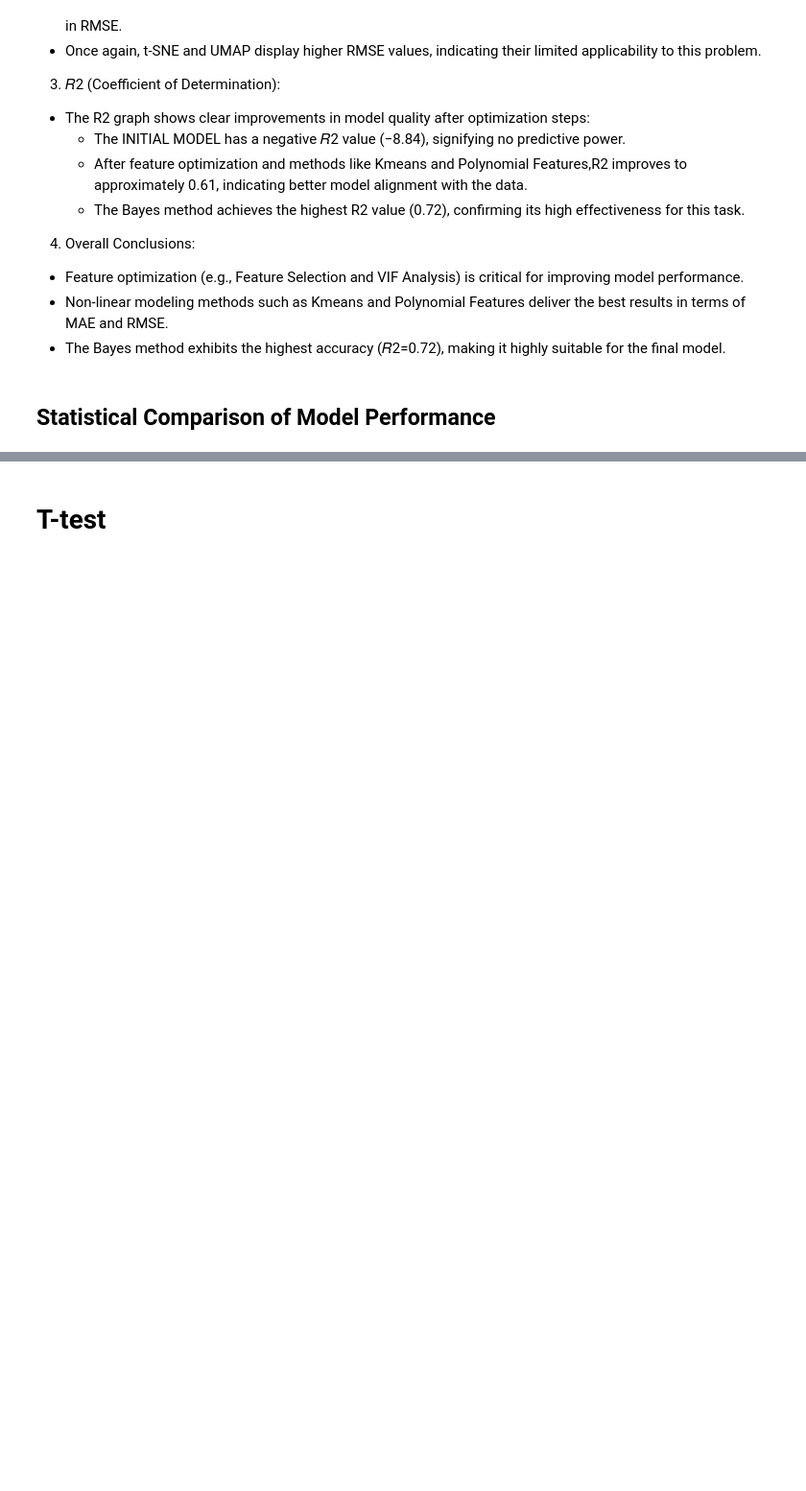
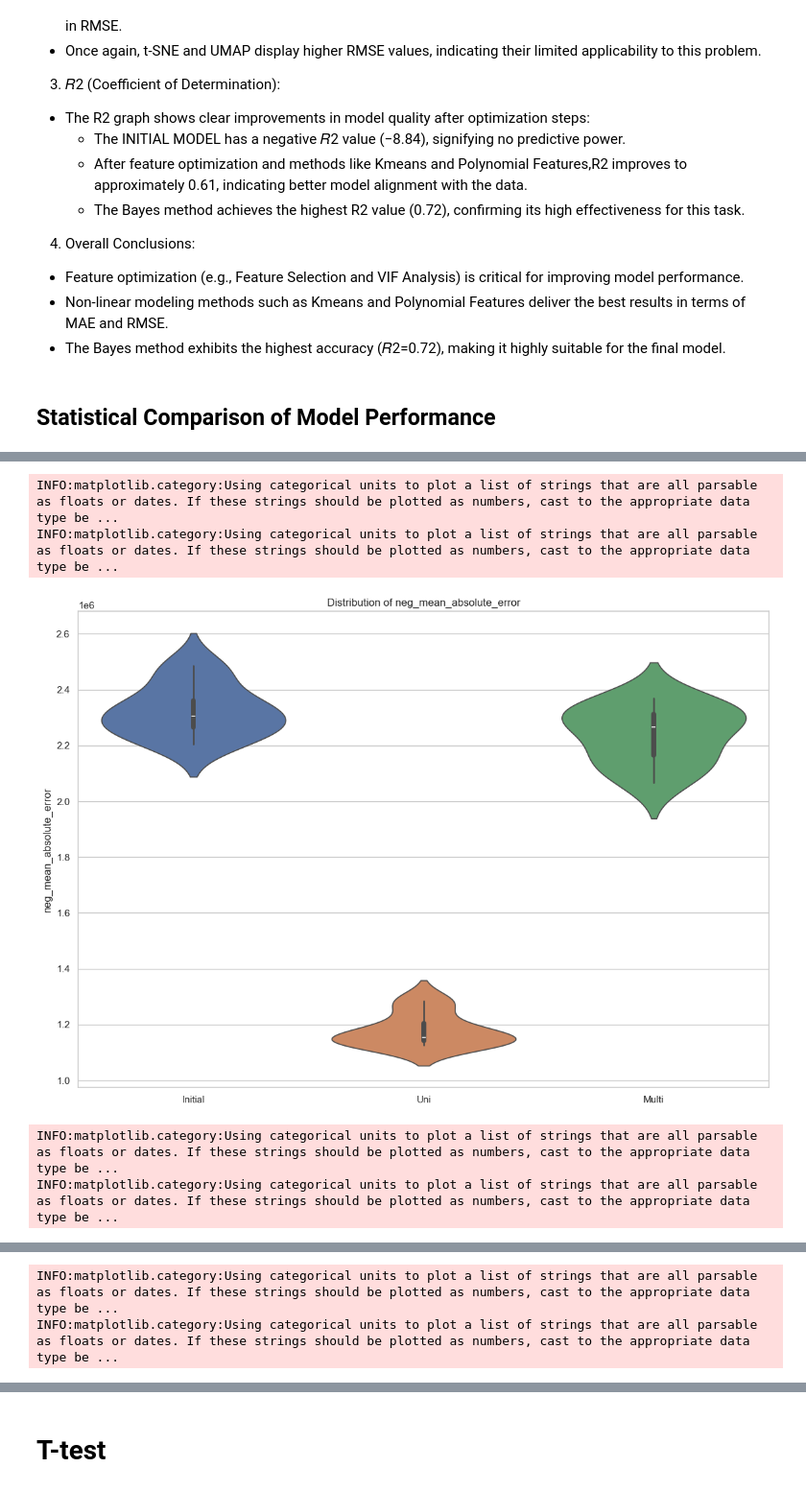
Before and after one commit to abrleva8/ITMO_mmsa, a Jupyter notebook: lab_3/Task3_2.ipynb, the cells around one changed output, grey strips where cells are left out. Shown at 96% size. Drawn from its saved outputs; the diff is of its cells as text; code cells hidden in the pictures; blank space fills up the shorter version.

```diff
--- a/lab_3/Task3_2.ipynb
+++ b/lab_3/Task3_2.ipynb
@@ -415,0 +416,24 @@ def compare(df_1_scores, df_2_scores, method, name):
+# %%
+metric_names = ['neg_mean_absolute_error', 'neg_root_mean_squared_error', 'r2']
+labels  = ['Initial', 'Uni', 'Multi']
+df_list = [initial_scores, df_1_scores, df_2_scores]
+for metric in metric_names:
+#     plt.figure(figsize=(10, 6))
+    data_to_plot = []
+
+    for i, df in enumerate(df_list):
+        data_to_plot.append(df[metric])
+        # labels.append(model_names[i])
+
+    sns.violinplot(data=data_to_plot)
+    plt.xticks(ticks=range(len(labels)), labels=labels)
+    plt.title(f'Distribution of {metric}')
+    plt.ylabel(metric)
+    plt.tight_layout()
+    plt.show()
+# %% [output]
+INFO:matplotlib.category:Using categorical units to plot a list of strings that are all parsable as floats or dates. If these strings should be plotted as numbers, cast to the appropriate data type be ...
+INFO:matplotlib.category:Using categorical units to plot a list of strings that are all parsable as floats or dates. If these strings should be plotted as numbers, cast to the appropriate data type be ...
+[figure, added]
+INFO:matplotlib.category:Using categorical units to plot a list of strings that are all parsable as floats or dates. If these strings should be plotted as numbers, cast to the appropriate data type be ...
+INFO:matplotlib.category:Using categorical units to plot a list of strings that are all parsable as floats or dates. If these strings should be plotted as numbers, cast to the appropriate data type be ...
@@ -415,0 +441,2 @@ def compare(df_1_scores, df_2_scores, method, name):
+INFO:matplotlib.category:Using categorical units to plot a list of strings that are all parsable as floats or dates. If these strings should be plotted as numbers, cast to the appropriate data type be ...
+INFO:matplotlib.category:Using categorical units to plot a list of strings that are all parsable as floats or dates. If these strings should be plotted as numbers, cast to the appropriate data type be ...
```
Also changed, not shown: parts of 46 cells of this notebook.
